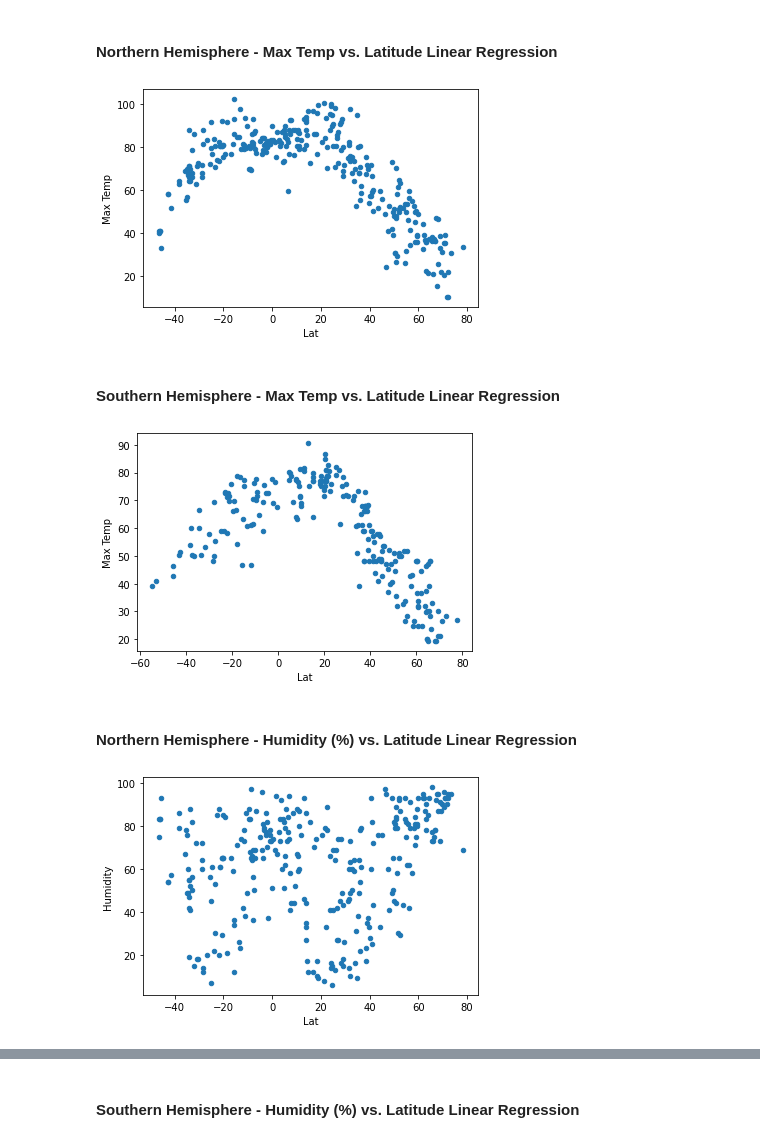
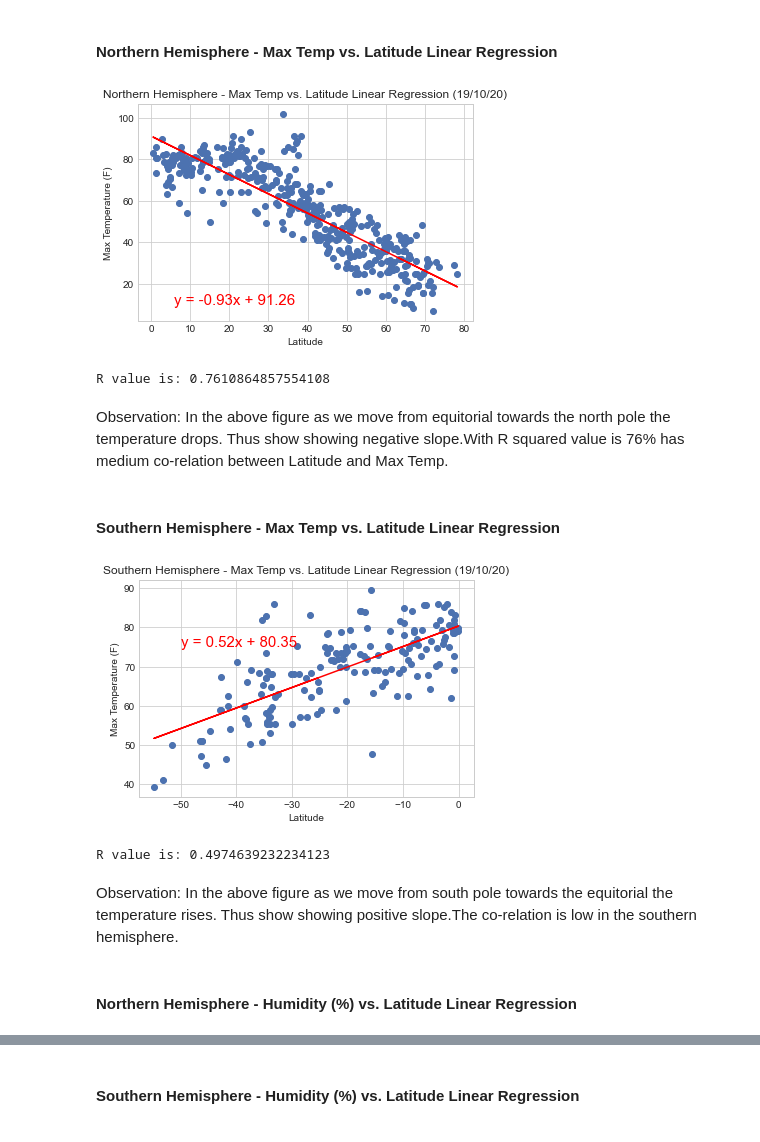
Before and after one commit to RynnAethelWulf/python-api-challenge, a Jupyter notebook: WeatherPy/WeatherPy.ipynb, the cells around one changed output, grey strips where cells are left out. Saved outputs shown, nothing was run; the diff lists cells and outputs as text; code cells hidden in the pictures.

```diff
--- a/WeatherPy/WeatherPy.ipynb
+++ b/WeatherPy/WeatherPy.ipynb
@@ -273,23 +305,52 @@ north_hem = north_hem.loc[north_hem['Lng'] > 0]
 # %% [markdown]
 ####  Northern Hemisphere - Max Temp vs. Latitude Linear Regression
-# %%
-north_hem.plot(kind = 'scatter',x = 'Lat',y = 'Max Temp')
-plt.show()
-# %% [output]
-[figure, removed]
+# %%
+north_hem = clean_city_data.copy()
+north_hem = north_hem.loc[north_hem['Lat'] > 0]
+north_hem.plot(kind = 'scatter',x = 'Lat',y = 'Max Temp',edgecolor='black')
+plt.title("Northern Hemisphere - Max Temp vs. Latitude Linear Regression (19/10/20)")
+plt.ylabel('Max Temperature (F)')
+plt.xlabel('Latitude')
+x_values = north_hem['Lat']
+y_values = north_hem['Max Temp']
+(slope, intercept, rvalue, pvalue, stderr) = linregress(x_values, y_values)
+regress_values = x_values * slope + intercept
+line_eq = "y = " + str(round(slope,2)) + "x + " + str(round(intercept,2))
+plt.scatter(x_values,y_values)
+plt.plot(x_values,regress_values,"r-")
+plt.annotate(line_eq,(6,10),fontsize=15,color="red")
+plt.show()
+print(f"R value is: {rvalue**2}")
+# %% [output]
+[figure, added]
+R value is: 0.7610864857554108
+# %% [markdown]
+Observation:
+In the above figure  as we move from equitorial  towards the north pole the temperature drops. Thus show showing negative slope.With R squared value is 76% has medium co-relation between Latitude and Max Temp.
 # %% [markdown]
 ####  Southern Hemisphere - Max Temp vs. Latitude Linear Regression
-# %%
-south_hem = clean_city_data.copy()
-south_hem = south_hem.loc[south_hem['Lng'] < 0]
-south_hem.plot(kind = 'scatter',x = 'Lat',y = 'Max Temp')
-plt.show()
-# %% [output]
-[figure, removed]
+# %%
+south_hem = clean_city_data.copy()
+south_hem = south_hem.loc[south_hem['Lat'] < 0]
+south_hem.plot(kind = 'scatter',x = 'Lat',y = 'Max Temp',edgecolor='black')
+plt.title("Southern Hemisphere - Max Temp vs. Latitude Linear Regression (19/10/20)")
+plt.ylabel('Max Temperature (F)')
+plt.xlabel('Latitude')
+x_values = south_hem['Lat']
+y_values = south_hem['Max Temp']
+(slope, intercept, rvalue, pvalue, stderr) = linregress(x_values, y_values)
+regress_values = x_values * slope + intercept
+line_eq = "y = " + str(round(slope,2)) + "x + " + str(round(intercept,2))
+plt.scatter(x_values,y_values)
+plt.plot(x_values,regress_values,"r-")
+plt.annotate(line_eq,(-50,75),fontsize=15,color="red")
+plt.show()
+print(f"R value is: {rvalue**2}")
+# %% [output]
+[figure, added]
+R value is: 0.4974639232234123
+# %% [markdown]
+Observation:
+In the above figure  as we move from south pole  towards the equitorial the temperature rises. Thus show showing positive slope.The co-relation is low in the southern hemisphere.
 # %% [markdown]
 ####  Northern Hemisphere - Humidity (%) vs. Latitude Linear Regression
-# %%
-north_hem.plot(kind = 'scatter',x = 'Lat',y = 'Humidity')
-plt.show()
-# %% [output]
-[figure, removed]
```
Also changed, not shown: parts of 42 cells of this notebook, 3 other files.
